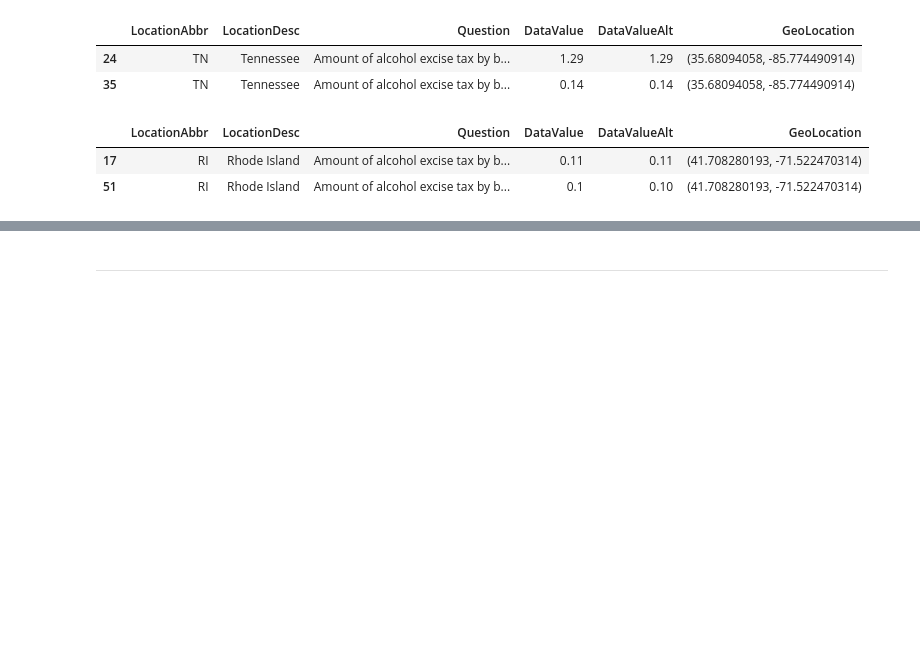
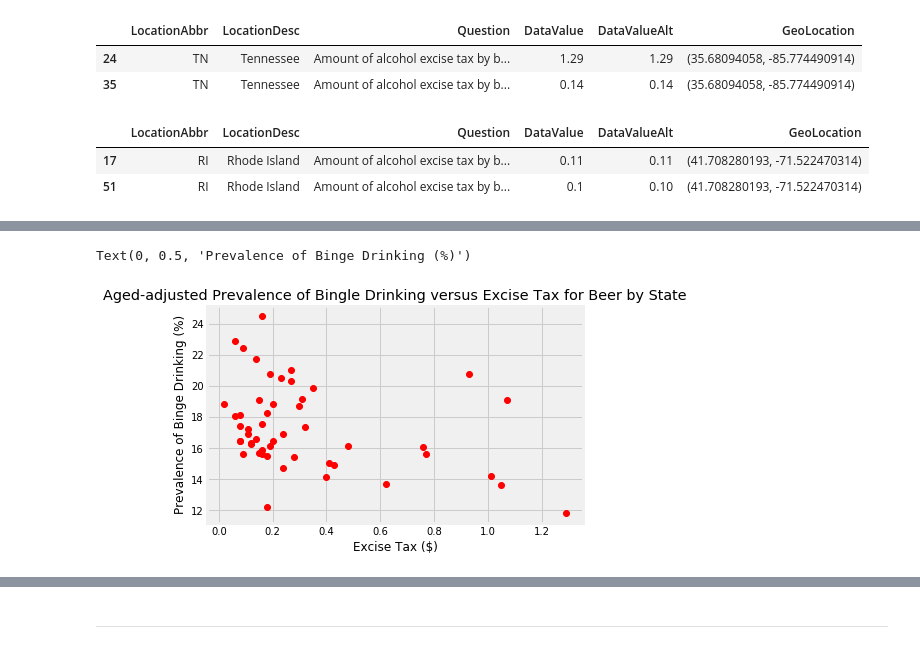
Before and after one commit to djleung/DataHacks_2020_public, a Jupyter notebook: Initial_Data_Exploration.ipynb, the cells around one changed output, grey strips where cells are left out. Saved outputs shown, nothing was run; the diff lists cells and outputs as text; code cells hidden in the pictures; blank space fills up the shorter version.

```diff
--- a/Initial_Data_Exploration.ipynb
+++ b/Initial_Data_Exploration.ipynb
@@ -771,0 +818,11 @@ alc_drink_data
+# %%
+#isolate age adjusted prevalence from data
+alc_drink_aa = alc_drink_data[(alc_drink_data['DataValueType'] == 'Age-adjusted Prevalence')]
+# %%
+#mean (of years) prevalence of binge drinking by state
+alc_drink_aa = alc_drink_aa.groupby(['LocationAbbr', 'LocationDesc', 'Question', 'DataValueType', 'GeoLocation'],
+                        as_index = False)['DataValueAlt'].mean()
+# %%
+trim_alc_drink_aa = alc_drink_aa[alc_drink_aa['LocationDesc'].isin(alc_tax_beer['LocationDesc'])]
+trim_alc_drink_aa = trim_alc_drink_aa.reset_index(drop = True)
+trim_alc_drink_aa
@@ -771,0 +843,8 @@ alc_drink_data
+# %%
+plt.plot(alc_tax_beer['DataValueAlt'], trim_alc_drink_aa['DataValueAlt'], 'ro')
+plt.title("Aged-adjusted Prevalence of Bingle Drinking versus Excise Tax for Beer by State")
+plt.xlabel("Excise Tax ($)")
+plt.ylabel("Prevalence of Binge Drinking (%)")
+# %% [output]
+Text(0, 0.5, 'Prevalence of Binge Drinking (%)')
+[figure, added]
```
Also changed, not shown: parts of 21 cells of this notebook.
